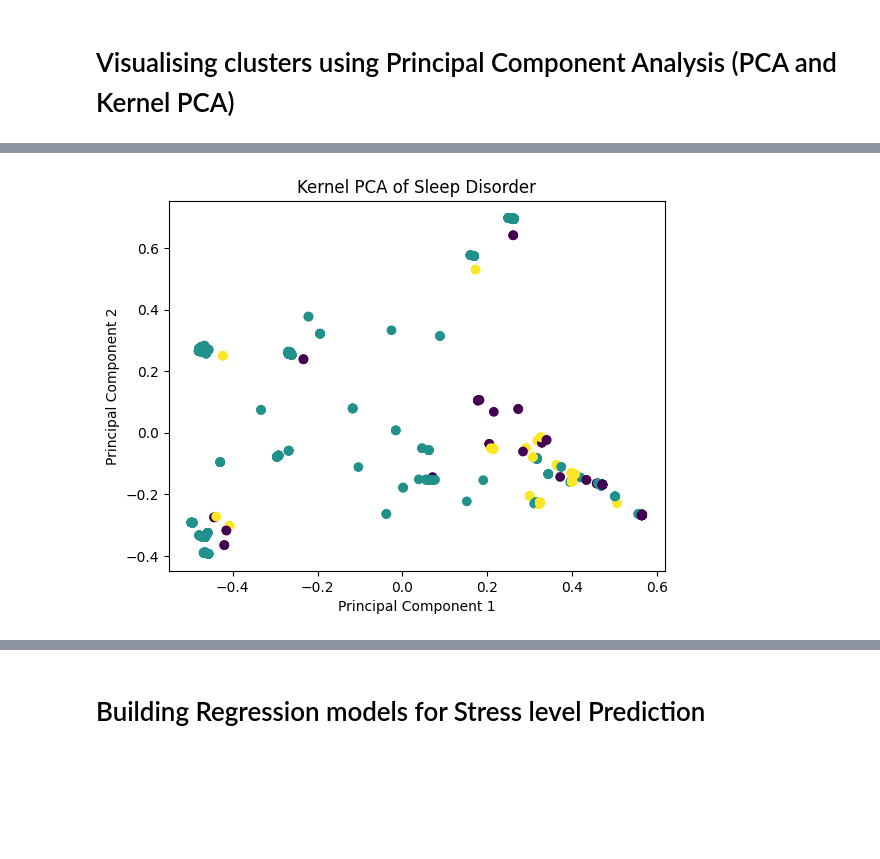
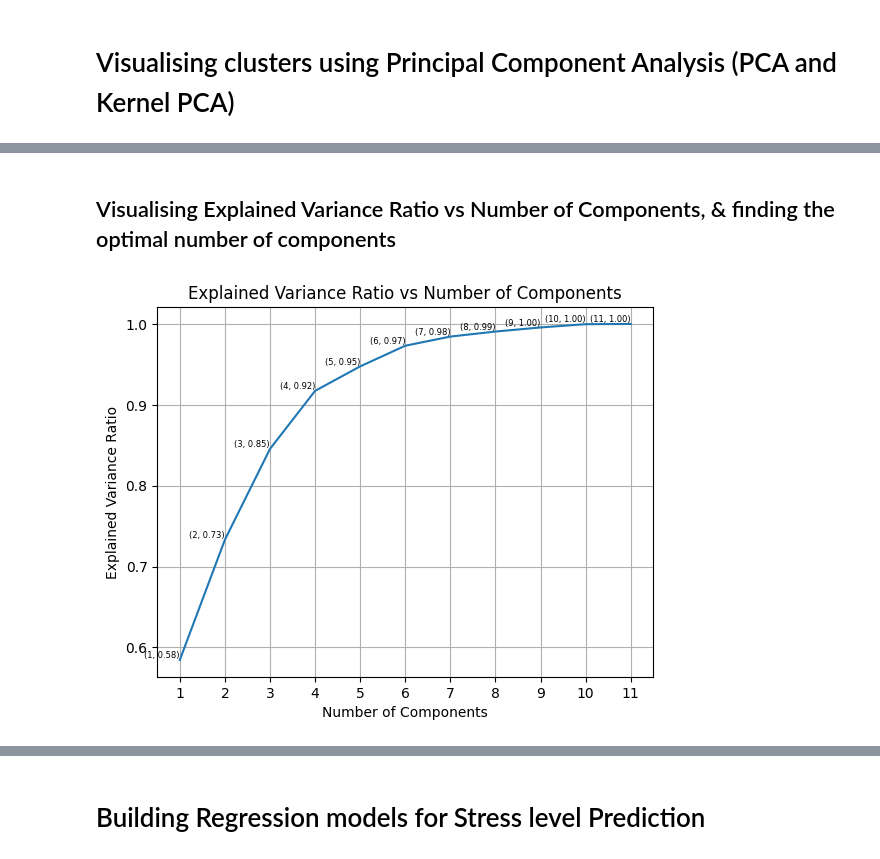
Before and after one commit to VISHNU-SHREERAM/ML-Project, a Jupyter notebook: midsem.ipynb, the cells around one changed output, grey strips where cells are left out. Saved outputs shown, nothing was run; the diff lists cells and outputs as text; code cells hidden in the pictures; blank space fills up the shorter version.

```diff
--- a/midsem.ipynb
+++ b/midsem.ipynb
@@ -298,11 +301,18 @@ array([[-0.03616247,  0.10826181,  0.8819493 , -0.10272255, -0.0942631 ,
-# %%
-from sklearn.decomposition import  KernelPCA
-kpca = KernelPCA(n_components=2, kernel='rbf')
-df_kpca = kpca.fit_transform(df[features])
-plt.scatter(df_kpca[:, 0], df_kpca[:, 1], c=df['Sleep Disorder'])
-plt.xlabel('Principal Component 1')
-plt.ylabel('Principal Component 2')
-plt.title('Kernel PCA of Sleep Disorder')
-plt.show()
-# %% [output]
-[figure, removed]
+# %% [markdown]
+## Visualising Explained Variance Ratio vs Number of Components, & finding the optimal number of components
+# %%
+# explained variance ratio graph
+plt.plot([i+1 for i in range(len(pca.explained_variance_ratio_)) ],np.cumsum(pca.explained_variance_ratio_))
+plt.xlabel('Number of Components')
+plt.ylabel('Explained Variance Ratio')
+plt.title('Explained Variance Ratio vs Number of Components')
+# show all the ticks in x-axis
+plt.xticks([i+1 for i in range(len(pca.explained_variance_ratio_))])
+# show the points in the graph with x,y values
+for i in range(len(pca.explained_variance_ratio_)):
+    plt.text(i+1, np.cumsum(pca.explained_variance_ratio_)[i], f'({i+1}, {np.cumsum(pca.explained_variance_ratio_)[i]:.2f})', fontsize=6
+             , verticalalignment='bottom', horizontalalignment='right')
+    plt.grid()
+plt.show()
+# %% [output]
+[figure, added]
```
Also changed, not shown: parts of 8 cells of this notebook, 19 other files.
